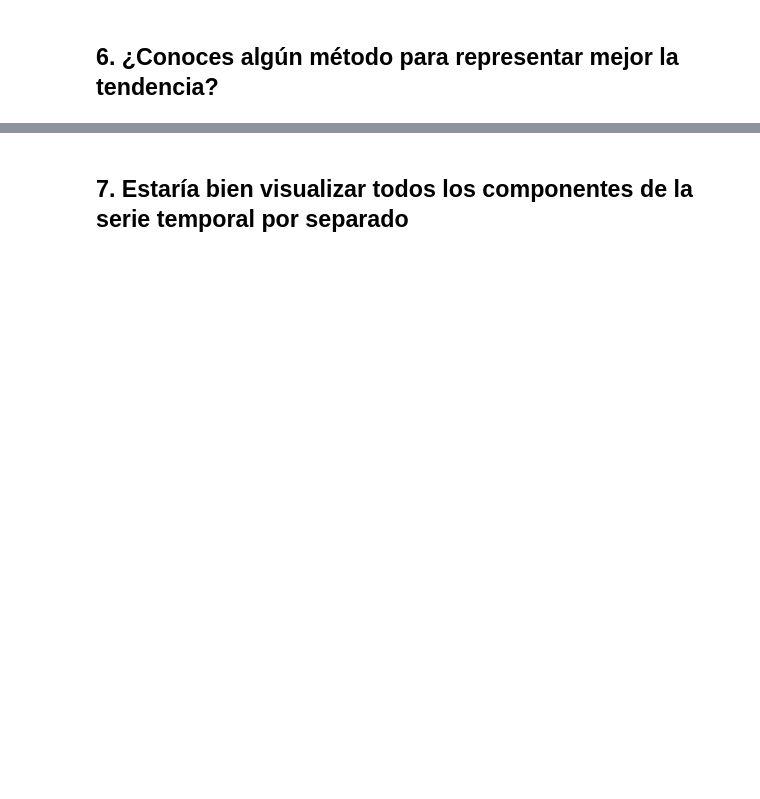
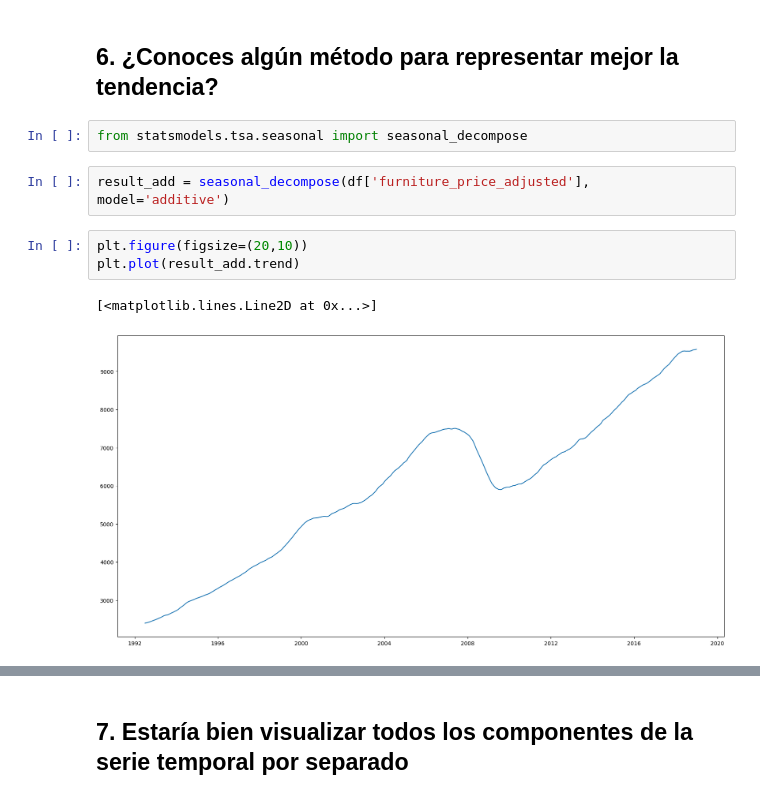
Before and after one commit to angelrodnah/2309_dsft_thebridge, a Jupyter notebook: 3-Machine_Learning/3-Time_Series/ejercicios/1_ejercicio time series analysis.ipynb, the cells around one changed output, grey strips where cells are left out. Cells and saved outputs as stored; diff of their text form; blank space fills up the shorter version.

```diff
--- a/3-Machine_Learning/3-Time_Series/ejercicios/1_ejercicio time series analysis.ipynb
+++ b/3-Machine_Learning/3-Time_Series/ejercicios/1_ejercicio time series analysis.ipynb
@@ -25,2 +200,12 @@ Para este ejercicio vas a trabajar con el histórico de valores en bolsa de una
 # %% [markdown]
 ## 6. ¿Conoces algún método para representar mejor la tendencia?
+# %%
+from statsmodels.tsa.seasonal import seasonal_decompose
+# %%
+result_add = seasonal_decompose(df['furniture_price_adjusted'], model='additive')
+# %%
+plt.figure(figsize=(20,10))
+plt.plot(result_add.trend)
+# %% [output]
+[<matplotlib.lines.Line2D at 0x...>]
+[figure, added]
```
Also changed, not shown: parts of 40 cells of this notebook, 1 other file.
